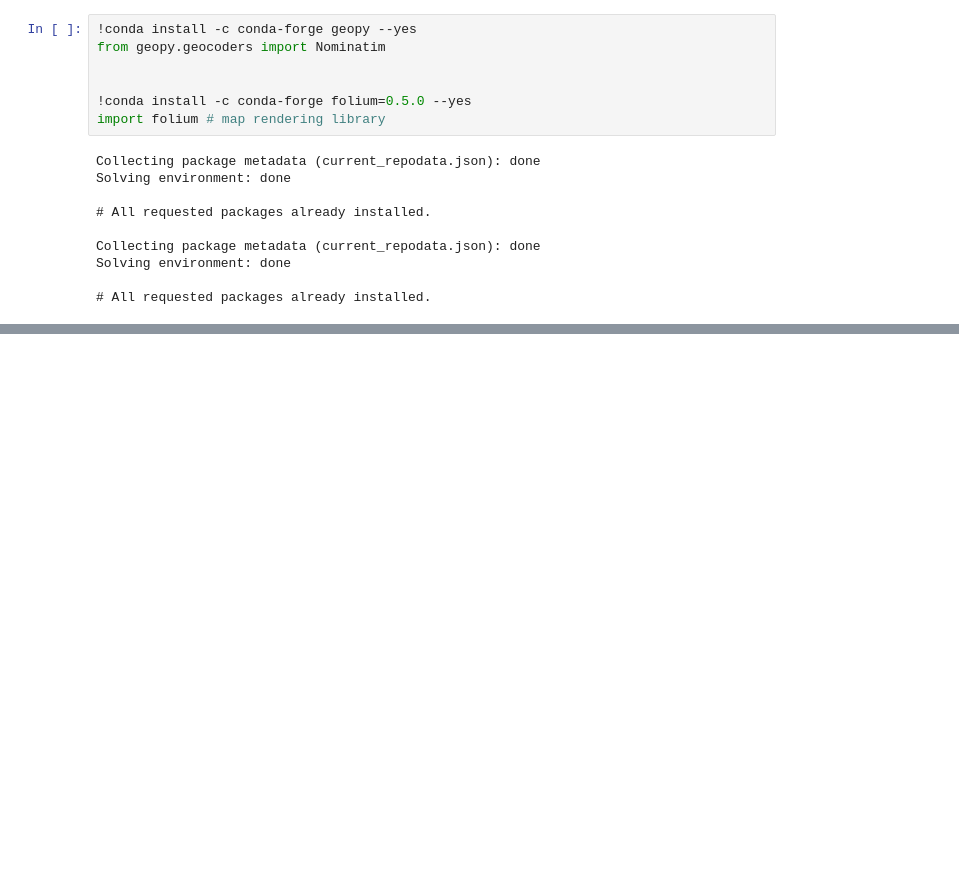
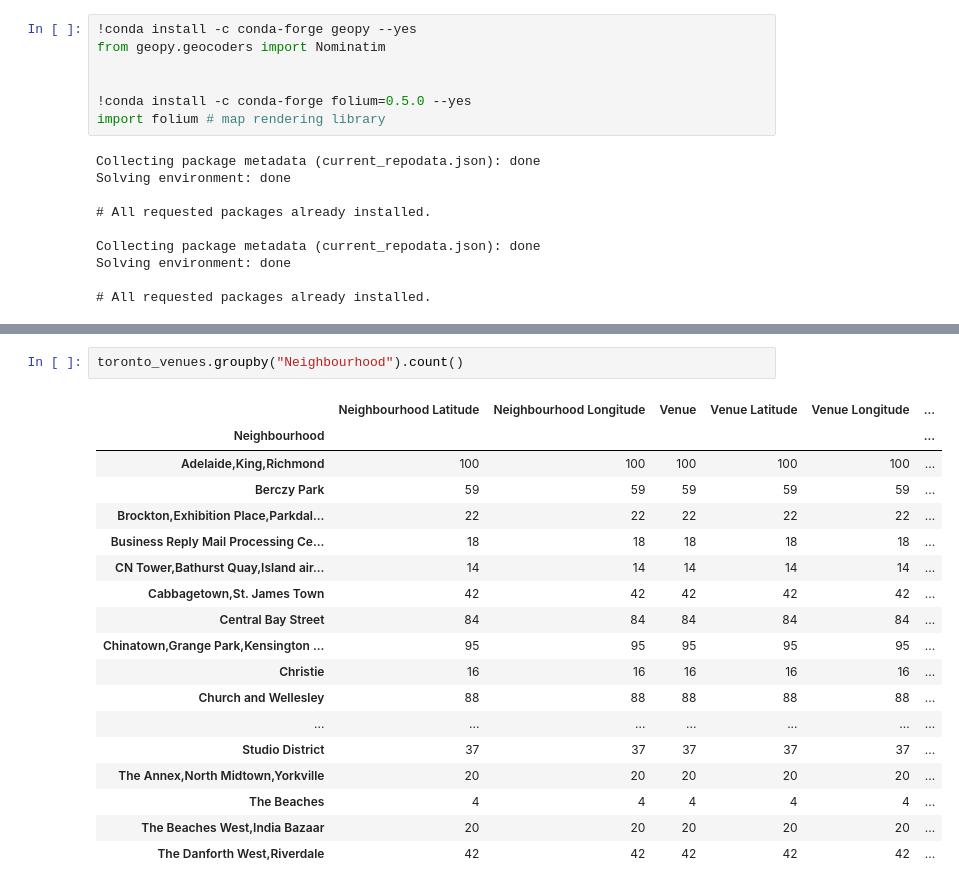
Before and after one commit to jynwang/Coursera_Capstone, a Jupyter notebook: week3q3.ipynb, the cells around one changed output, grey strips where cells are left out. Drawn from its saved outputs; the diff is of its cells as text; blank space fills up the shorter version.

```diff
--- a/week3q3.ipynb
+++ b/week3q3.ipynb
@@ -100,0 +182,21 @@ map_Toronto
+# %%
+toronto_venues.groupby("Neighbourhood").count()
+# %% [output]
+|  | Neighbourhood Latitude | Neighbourhood Longitude | Venue | Venue Latitude | Venue Longitude | ... |
+| Neighbourhood |  |  |  |  |  | ... |
+| Adelaide,King,Richmond | 100 | 100 | 100 | 100 | 100 | ... |
+| Berczy Park | 59 | 59 | 59 | 59 | 59 | ... |
+| Brockton,Exhibition Place,Parkdal... | 22 | 22 | 22 | 22 | 22 | ... |
+| Business Reply Mail Processing Ce... | 18 | 18 | 18 | 18 | 18 | ... |
+| CN Tower,Bathurst Quay,Island air... | 14 | 14 | 14 | 14 | 14 | ... |
+| Cabbagetown,St. James Town | 42 | 42 | 42 | 42 | 42 | ... |
+| Central Bay Street | 84 | 84 | 84 | 84 | 84 | ... |
+| Chinatown,Grange Park,Kensington ... | 95 | 95 | 95 | 95 | 95 | ... |
+| Christie | 16 | 16 | 16 | 16 | 16 | ... |
+| Church and Wellesley | 88 | 88 | 88 | 88 | 88 | ... |
+| ... | ... | ... | ... | ... | ... | ... |
+| Studio District | 37 | 37 | 37 | 37 | 37 | ... |
+| The Annex,North Midtown,Yorkville | 20 | 20 | 20 | 20 | 20 | ... |
+| The Beaches | 4 | 4 | 4 | 4 | 4 | ... |
+| The Beaches West,India Bazaar | 20 | 20 | 20 | 20 | 20 | ... |
+| The Danforth West,Riverdale | 42 | 42 | 42 | 42 | 42 | ... |
```
Also changed, not shown: parts of 15 cells of this notebook.
